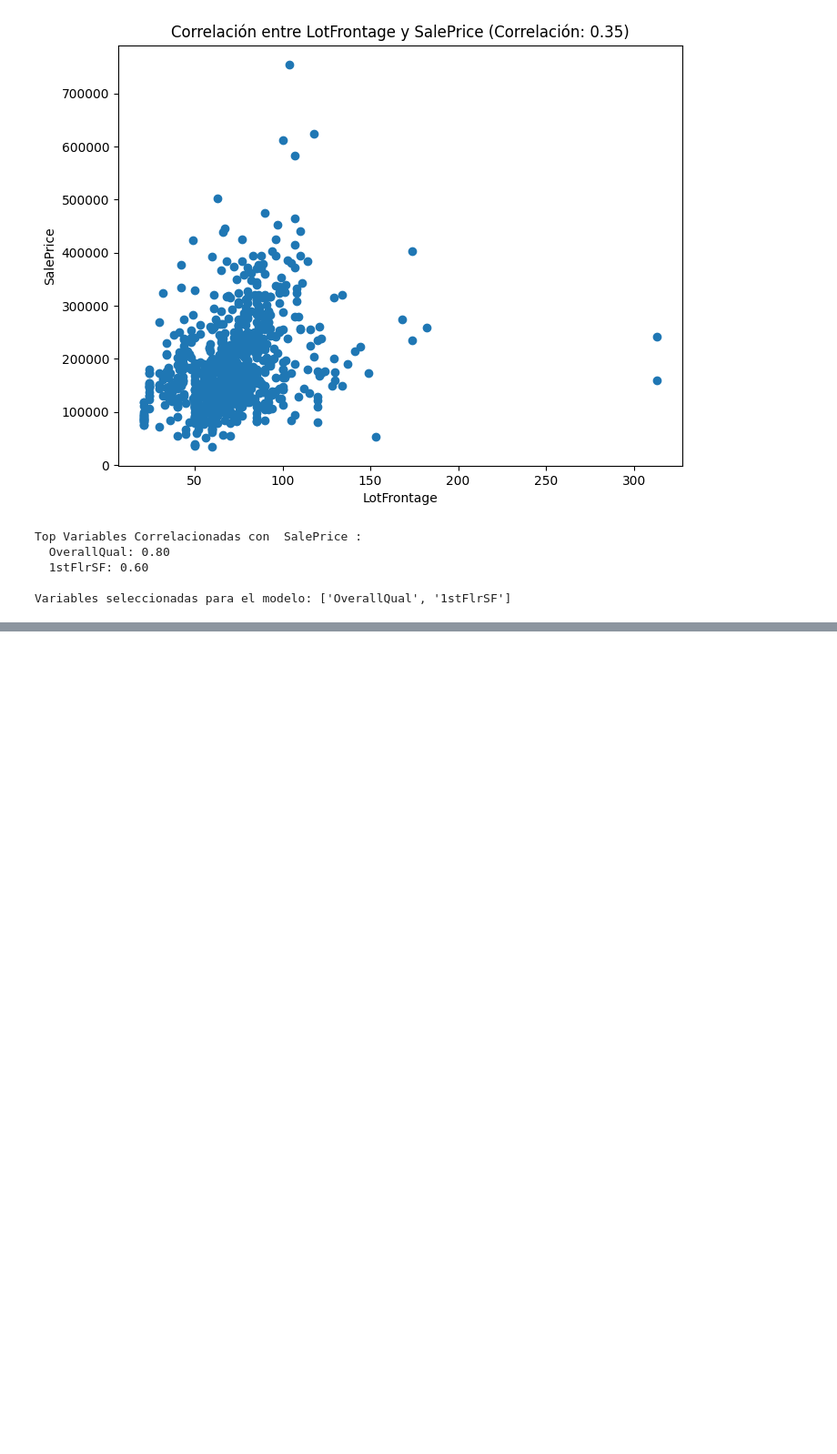
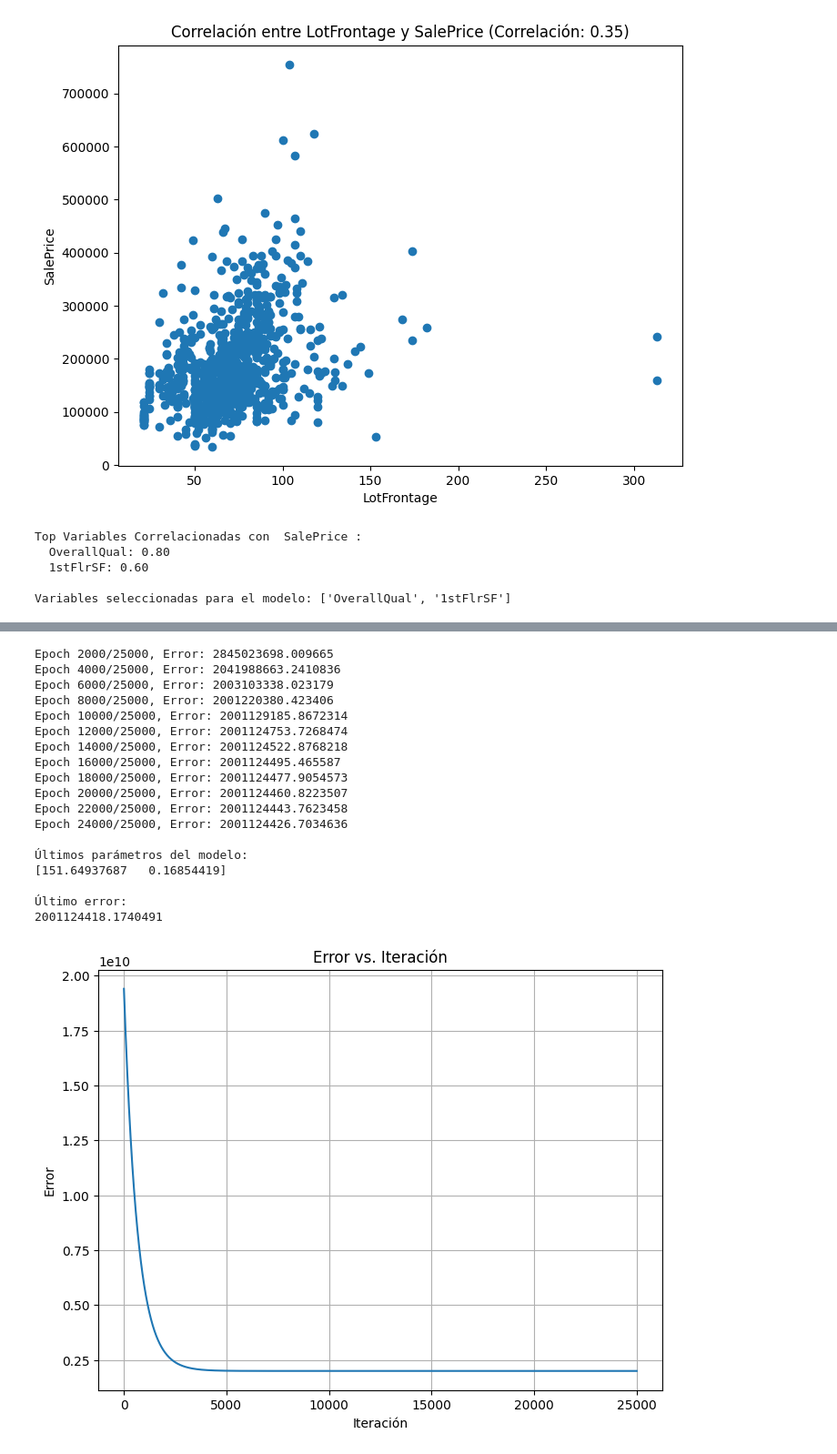
Before and after one commit to j0su3-8/PF_CDP, a Jupyter notebook: ProyectoFinal.ipynb, the cells around one changed output, grey strips where cells are left out. Shown at 91% size. Saved outputs shown, nothing was run; the diff lists cells and outputs as text; code cells hidden in the pictures; blank space fills up the shorter version.

```diff
--- a/ProyectoFinal.ipynb
+++ b/ProyectoFinal.ipynb
@@ -294,0 +404,54 @@ def entrenar_modelo(x, y, epochs, imprimir_error_cada, learning_rate):
+# %%
+#Entrenamiento del modelo con la variable independiente 1stFlrSF
+
+# Definición de la variable dependiente e independiente
+variable_independiente = df_training['1stFlrSF'].values  #  Variable independiente (x)
+variable_dependiente = df_training['SalePrice'].values  #  Variable dependiente (y)
+
+#  Primeros Parametros de configuración para el modelo
+# epochs = 1000
+# imprimir_error_cada = 100
+# learning_rate = 0.01
+
+# Segundo intento con otros parámetros de configuración
+epochs = 25000
+imprimir_error_cada = 2000
+learning_rate = 0.0000000005
+
+#  Entrenamiento del modelo
+historial_modelos_1stFlrSF, errores_1stFlrSF = entrenar_modelo_manual(variable_independiente, variable_dependiente, epochs, imprimir_error_cada, learning_rate)
+
+#  Se imprimen los resultados del entremaniento del modelo
+print("\nÚltimos parámetros del modelo:")
+print(historial_modelos_1stFlrSF[epochs - 1])  #  Parámetros después de la última iteración
+
+print("\nÚltimo error:")
+print(errores_1stFlrSF[epochs - 1])
+
+#  Después de entrenar el modelo...
+
+#  Graficar el error vs. iteración
+graficar_error_vs_iteracion(errores_1stFlrSF)
+
+#  Graficar la evolución del modelo
+graficar_evolucion_modelo(df_training, historial_modelos_1stFlrSF, '1stFlrSF', 'SalePrice', 100)  #  Graficar cada 100 iteraciones
+# %% [output]
+Epoch 2000/25000, Error: 2845023698.009665
+Epoch 4000/25000, Error: 2041988663.2410836
+Epoch 6000/25000, Error: 2003103338.023179
+Epoch 8000/25000, Error: 2001220380.423406
+Epoch 10000/25000, Error: 2001129185.8672314
+Epoch 12000/25000, Error: 2001124753.7268474
+Epoch 14000/25000, Error: 2001124522.8768218
+Epoch 16000/25000, Error: 2001124495.465587
+Epoch 18000/25000, Error: 2001124477.9054573
+Epoch 20000/25000, Error: 2001124460.8223507
+Epoch 22000/25000, Error: 2001124443.7623458
+Epoch 24000/25000, Error: 2001124426.7034636
+
+Últimos parámetros del modelo:
+[151.64937687   0.16854419]
+
+Último error:
+2001124418.1740491
+[figure, added]
```
Also changed, not shown: parts of 11 cells of this notebook.
